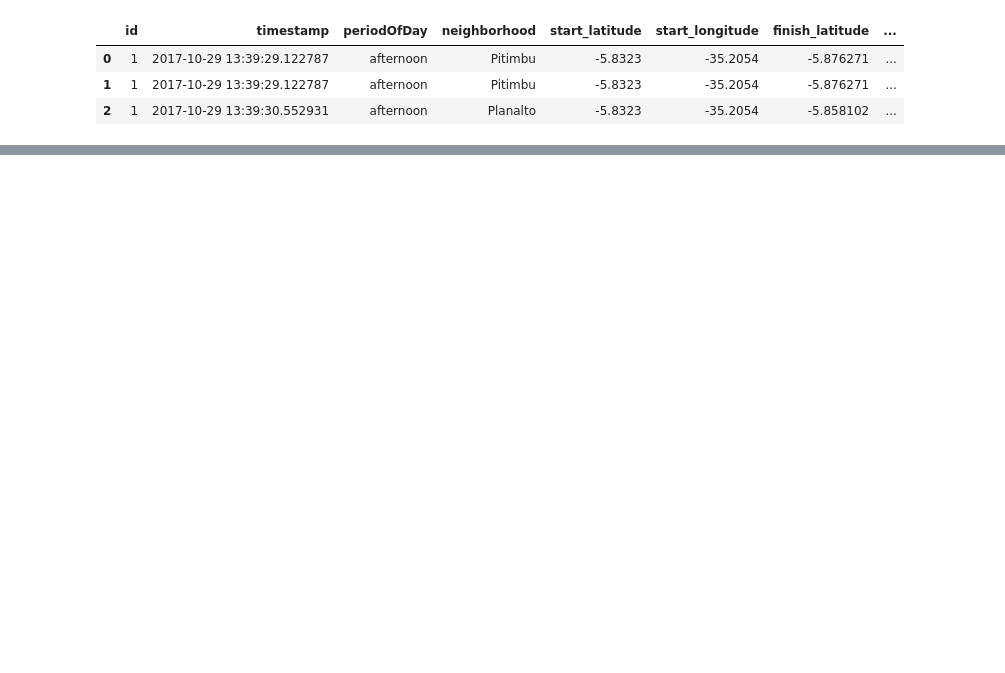
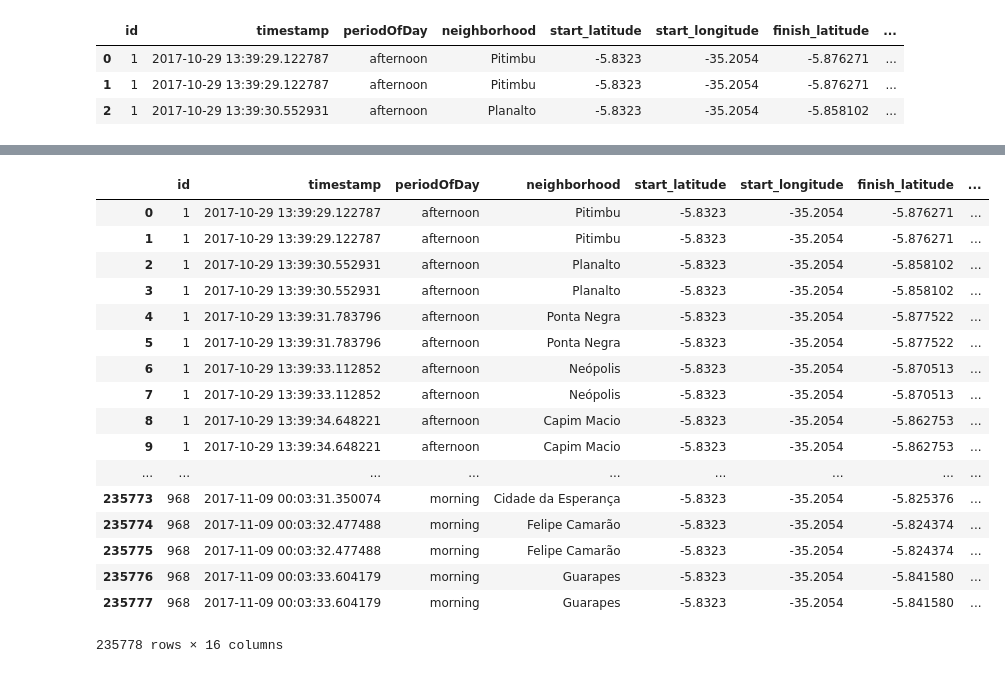
Before and after one commit to marco-olimpio/ufrn, a Jupyter notebook: EEC2006/2_Choropleth/Uber ride estimation.ipynb, the cells around one changed output, grey strips where cells are left out. Saved outputs shown, nothing was run; the diff lists cells and outputs as text; code cells hidden in the pictures; blank space fills up the shorter version.

```diff
--- a/EEC2006/2_Choropleth/Uber ride estimation.ipynb
+++ b/EEC2006/2_Choropleth/Uber ride estimation.ipynb
@@ -449,0 +188,21 @@ m2
+# %%
+uberJsonRequests
+# %% [output]
+|  | id | timestamp | periodOfDay | neighborhood | start_latitude | start_longitude | finish_latitude | ... |
+| 0 | 1 | 2017-10-29 13:39:29.122787 | afternoon | Pitimbu | -5.8323 | -35.2054 | -5.876271 | ... |
+| 1 | 1 | 2017-10-29 13:39:29.122787 | afternoon | Pitimbu | -5.8323 | -35.2054 | -5.876271 | ... |
+| 2 | 1 | 2017-10-29 13:39:30.552931 | afternoon | Planalto | -5.8323 | -35.2054 | -5.858102 | ... |
+| 3 | 1 | 2017-10-29 13:39:30.552931 | afternoon | Planalto | -5.8323 | -35.2054 | -5.858102 | ... |
+| 4 | 1 | 2017-10-29 13:39:31.783796 | afternoon | Ponta Negra | -5.8323 | -35.2054 | -5.877522 | ... |
+| 5 | 1 | 2017-10-29 13:39:31.783796 | afternoon | Ponta Negra | -5.8323 | -35.2054 | -5.877522 | ... |
+| 6 | 1 | 2017-10-29 13:39:33.112852 | afternoon | Neópolis | -5.8323 | -35.2054 | -5.870513 | ... |
+| 7 | 1 | 2017-10-29 13:39:33.112852 | afternoon | Neópolis | -5.8323 | -35.2054 | -5.870513 | ... |
+| 8 | 1 | 2017-10-29 13:39:34.648221 | afternoon | Capim Macio | -5.8323 | -35.2054 | -5.862753 | ... |
+| 9 | 1 | 2017-10-29 13:39:34.648221 | afternoon | Capim Macio | -5.8323 | -35.2054 | -5.862753 | ... |
+| ... | ... | ... | ... | ... | ... | ... | ... | ... |
+| 235773 | 968 | 2017-11-09 00:03:31.350074 | morning | Cidade da Esperança | -5.8323 | -35.2054 | -5.825376 | ... |
+| 235774 | 968 | 2017-11-09 00:03:32.477488 | morning | Felipe Camarão | -5.8323 | -35.2054 | -5.824374 | ... |
+| 235775 | 968 | 2017-11-09 00:03:32.477488 | morning | Felipe Camarão | -5.8323 | -35.2054 | -5.824374 | ... |
+| 235776 | 968 | 2017-11-09 00:03:33.604179 | morning | Guarapes | -5.8323 | -35.2054 | -5.841580 | ... |
+| 235777 | 968 | 2017-11-09 00:03:33.604179 | morning | Guarapes | -5.8323 | -35.2054 | -5.841580 | ... |
+235778 rows × 16 columns
```
Also changed, not shown: parts of 68 cells of this notebook, 3 other files.
